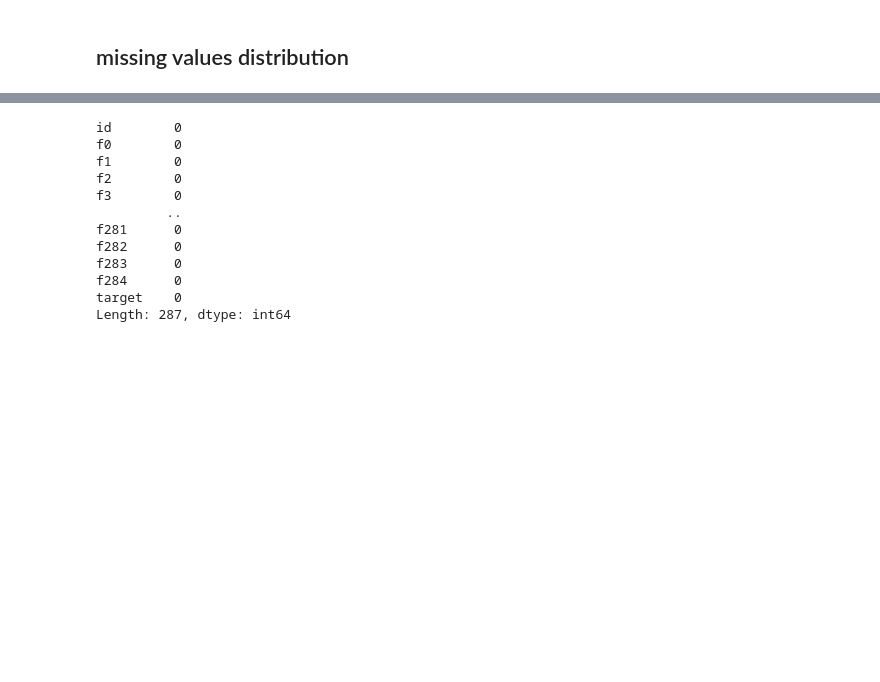
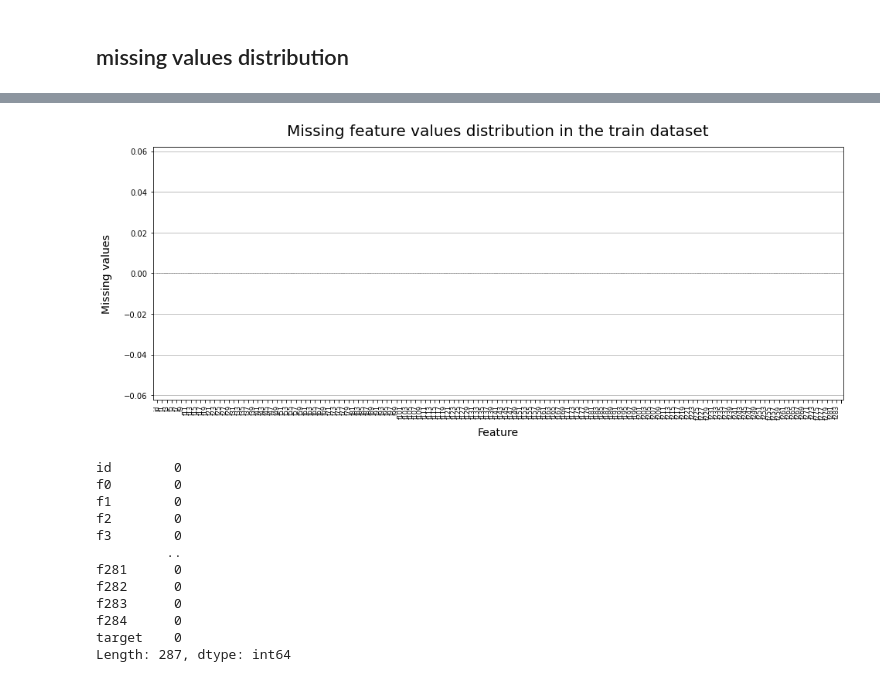
Before and after one commit to AaronWyh/TPS_10, a Jupyter notebook: main.ipynb, the cells around one changed output, grey strips where cells are left out. Cells and saved outputs as stored; diff of their text form; code cells hidden in the pictures; blank space fills up the shorter version.

Commit message:
fix: tools

```diff
--- a/main.ipynb
+++ b/main.ipynb
@@ -97,3 +65,7 @@ plt.show();
+# %%
+tools.missing_distribution(test)
+# %% [output]
+[figure, added]
 # %%
 train.isnull().sum()
 # %% [output]
```
Also changed, not shown: parts of 11 cells of this notebook, 1 other file.
